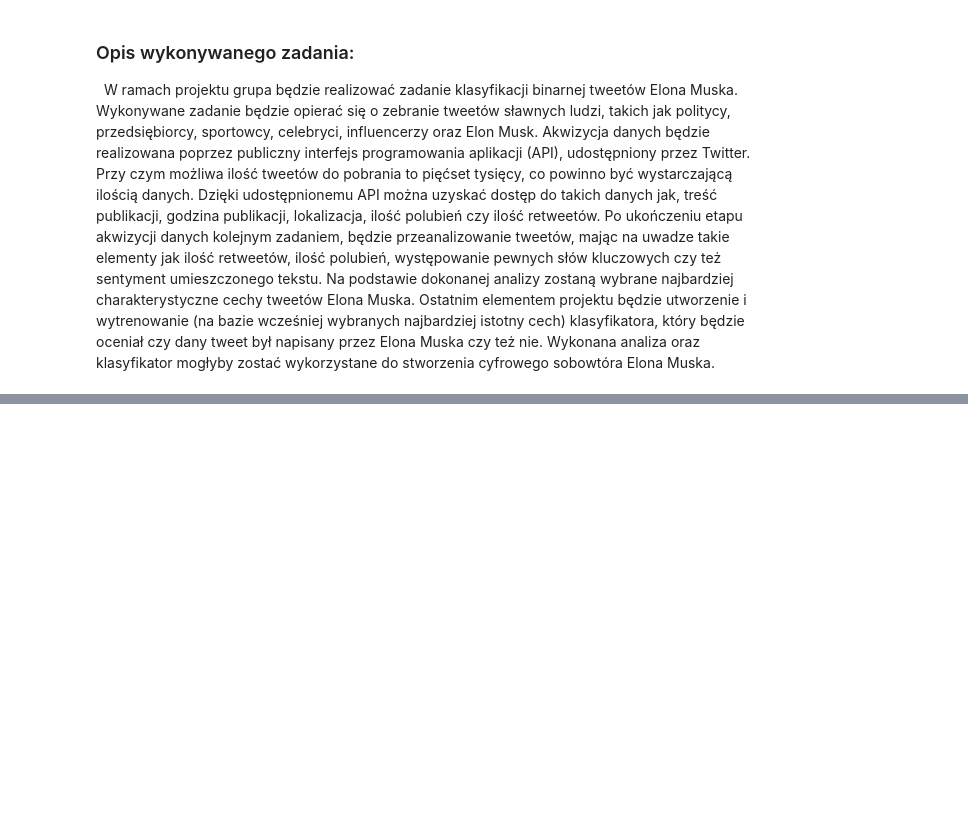
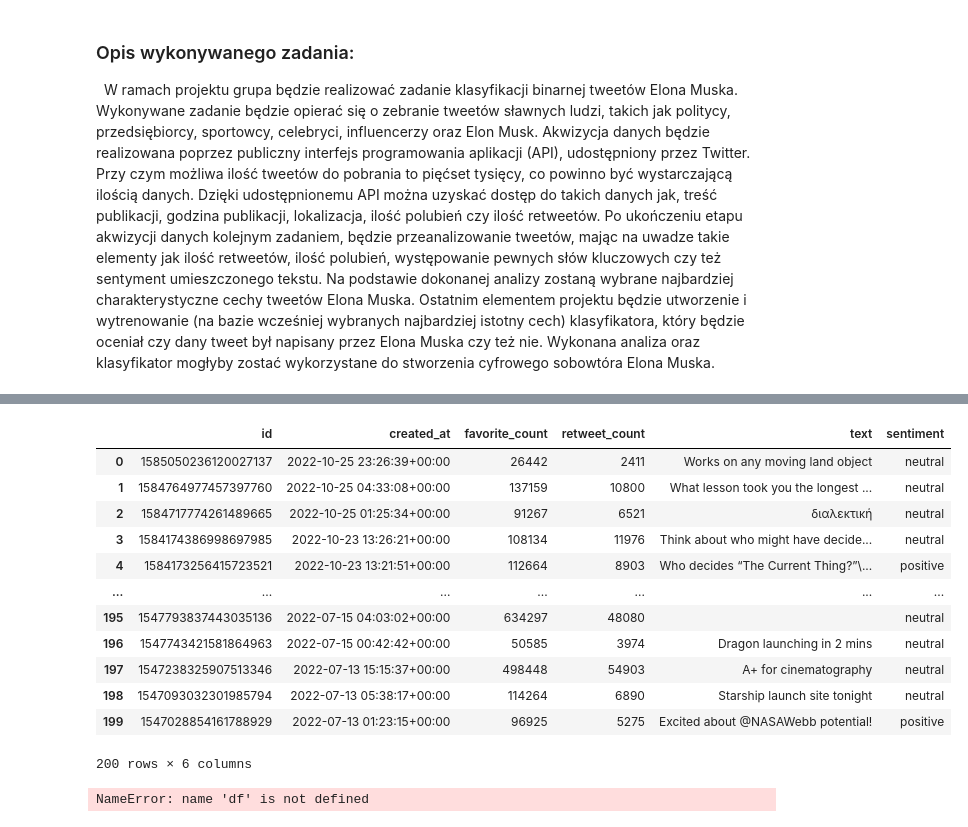
Before and after one commit to Wiktor-99/MAED, a Jupyter notebook: elon_musk_tweet_classification.ipynb, the cells around one changed output, grey strips where cells are left out. Cells and saved outputs as stored; diff of their text form; code cells hidden in the pictures; blank space fills up the shorter version.

```diff
--- a/elon_musk_tweet_classification.ipynb
+++ b/elon_musk_tweet_classification.ipynb
@@ -33,12 +33,10 @@ Dq3B7O1eWWqt0hAySluagQr6a
 # %%
+
+def clean_tweet(tweet):
+    return re.sub(r"http\S+", "", tweet)
+
 def get_tweet_sentiment(tweet):
-        '''
-        Utility function to classify sentiment of passed tweet
-        using textblob's sentiment method
-        '''
-        # create TextBlob object of passed tweet text
-        analysis = textblob(tweet)
-        # set sentiment
+        analysis = TextBlob(clean_tweet(tweet))
         if analysis.sentiment.polarity > 0:
             return 'positive'
         elif analysis.sentiment.polarity == 0:
@@ -56,0 +116,29 @@ columns = ['hour', 'likes', 'retweets', 'sentiment', 'tweet']
+# %%
+outtweets = [[tweet.id_str,
+              tweet.created_at,
+              tweet.favorite_count,
+              tweet.retweet_count,
+              clean_tweet(tweet.full_text),
+              get_tweet_sentiment(tweet.full_text)]
+             for idx,tweet in enumerate(all_tweets)]
+df = pd.DataFrame(outtweets,columns=["id","created_at","favorite_count","retweet_count", "text","sentiment"])
+df.to_csv('%s_tweets.csv' % userID,index=False)
+df.head(200)
+# %% [output]
+|  | id | created_at | favorite_count | retweet_count | text | sentiment |
+| 0 | 1585050236120027137 | 2022-10-25 23:26:39+00:00 | 26442 | 2411 | Works on any moving land object | neutral |
+| 1 | 1584764977457397760 | 2022-10-25 04:33:08+00:00 | 137159 | 10800 | What lesson took you the longest ... | neutral |
+| 2 | 1584717774261489665 | 2022-10-25 01:25:34+00:00 | 91267 | 6521 | διαλεκτική | neutral |
+| 3 | 1584174386998697985 | 2022-10-23 13:26:21+00:00 | 108134 | 11976 | Think about who might have decide... | neutral |
+| 4 | 1584173256415723521 | 2022-10-23 13:21:51+00:00 | 112664 | 8903 | Who decides “The Current Thing?”\... | positive |
+| ... | ... | ... | ... | ... | ... | ... |
+| 195 | 1547793837443035136 | 2022-07-15 04:03:02+00:00 | 634297 | 48080 |  | neutral |
+| 196 | 1547743421581864963 | 2022-07-15 00:42:42+00:00 | 50585 | 3974 | Dragon launching in 2 mins | neutral |
+| 197 | 1547238325907513346 | 2022-07-13 15:15:37+00:00 | 498448 | 54903 | A+ for cinematography | neutral |
+| 198 | 1547093032301985794 | 2022-07-13 05:38:17+00:00 | 114264 | 6890 | Starship launch site tonight | neutral |
+| 199 | 1547028854161788929 | 2022-07-13 01:23:15+00:00 | 96925 | 5275 | Excited about @NASAWebb potential! | positive |
+200 rows × 6 columns
+# %%
+df.head(500)
+# %% [output]
+NameError: name 'df' is not defined
```
Also changed, not shown: parts of 7 cells of this notebook.
